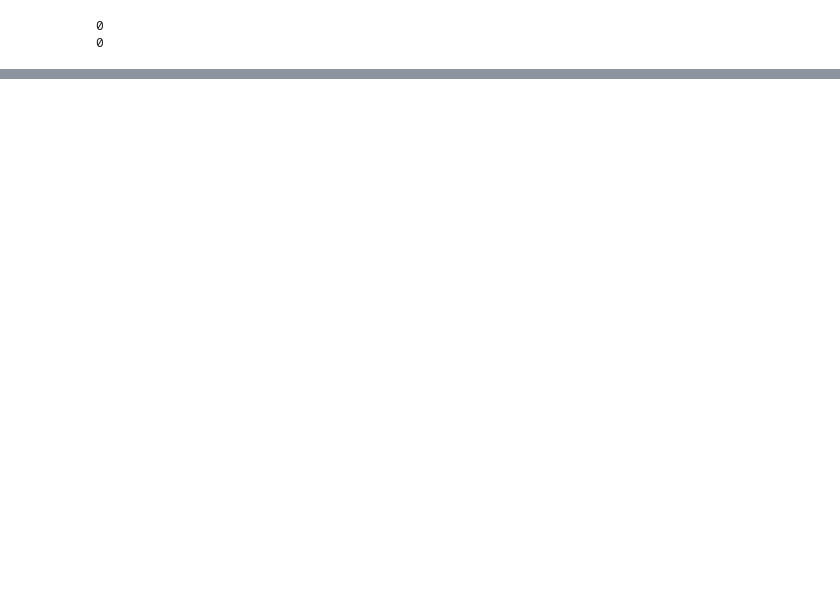
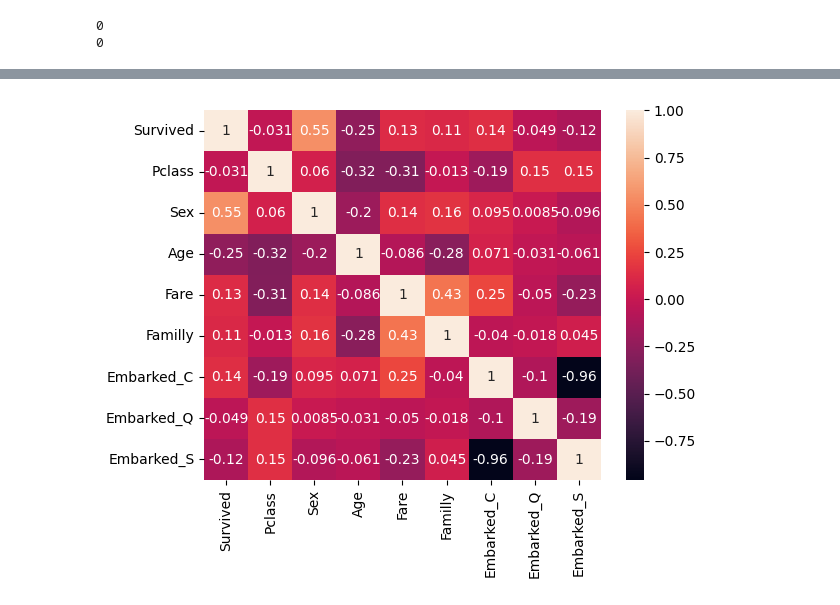
Before and after one commit to MariuszGodl/preprocessing-gradient, a Jupyter notebook: src/titanis.ipynb, the cells around one changed output, grey strips where cells are left out. Cells and saved outputs as stored; diff of their text form; code cells hidden in the pictures; blank space fills up the shorter version.

```diff
--- a/src/titanis.ipynb
+++ b/src/titanis.ipynb
@@ -274,0 +432,12 @@ def multiboxplot()
+# %%
+# Feature engineering
+# sibsp	# of siblings / spouses aboard the Titanic
+# parch	# of parents / children aboard the Titanic
+# i will create new feature fammilly, do not know if it will be of any good but i want to show the idea,
+# It generaly means that we create new columns base on existing data
+
+train["Familly"] = train["SibSp"] + train["Parch"] + 1 # we need to count the inividual itself
+test["Familly"] = test["SibSp"] + test["Parch"] + 1
+
+print(train["Familly"].min())
+print(train["Familly"].describe())
@@ -274,0 +496,11 @@ def multiboxplot()
+# %%
+# I will no longer need many columns, i will remove redundant data
+cols_to_drop=["PassengerId", "SibSp", "Parch", "Ticket", "AgeGroup", "FamillyGroup"]
+# for the tree models it would be ebtter to keep the AgeGroup and FamillyGroup, but for others
+# we can be more precise
+# i know i created Familly grup but i want to higlight how we can do that
+train.drop(columns=cols_to_drop, inplace=True)
+test.drop(columns=cols_to_drop, inplace=True)
+
+print(train.columns)
+print(test.columns)
@@ -274,0 +510,8 @@ def multiboxplot()
+# %%
+# i will use one hot encoding for emparked data as it is not any hierarchy it is just
+# where given person embarked into the ship, i will keep that column becouse there where diffrences in
+# survivorship accross diffrent cities
+print(train["Embarked"].value_counts())
+train = pd.get_dummies(train, columns=["Embarked"])
+test = pd.get_dummies(test, columns=["Embarked"])
+print(train.head())
@@ -274,0 +546,4 @@ def multiboxplot()
+# %%
+sex_map = {"male": 1, "female": 2}
+train["Sex"] = train["Sex"].map(sex_map)
+print(train.head())
@@ -274,0 +564,5 @@ def multiboxplot()
+# %%
+sns.heatmap(train.corr(), annot=True)
+plt.show()
+# %% [output]
+[figure, added]
```
Also changed, not shown: parts of 24 cells of this notebook, 1 other file.
